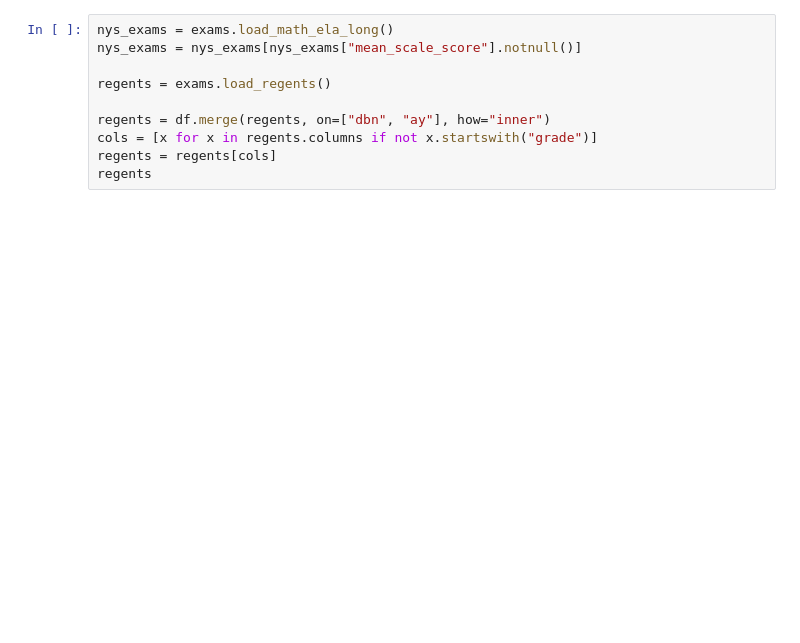
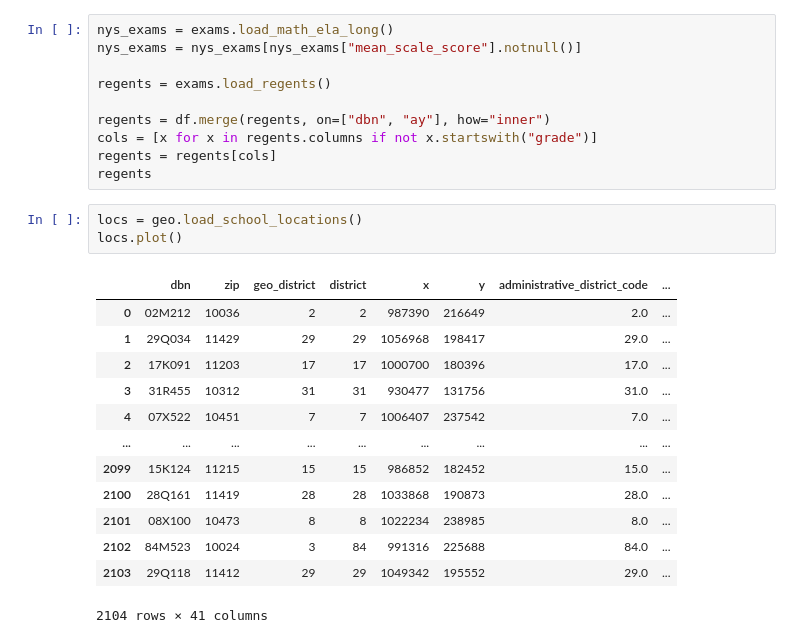
Before and after one commit to adelphi-ed-tech/nycschools, a Jupyter notebook: nb/mixi.ipynb, the cells around one changed output. Saved outputs shown, nothing was run; the diff lists cells and outputs as text; blank space fills up the shorter version.

```diff
--- a/nb/mixi.ipynb
+++ b/nb/mixi.ipynb
@@ -60,3 +48,20 @@ regents = df.merge(regents, on=["dbn", "ay"], how="inner")
 cols = [x for x in regents.columns if not x.startswith("grade")]
 regents = regents[cols]
 regents
+# %%
+locs = geo.load_school_locations()
+locs.plot()
+# %% [output]
+|  | dbn | zip | geo_district | district | x | y | administrative_district_code | ... |
+| 0 | 02M212 | 10036 | 2 | 2 | 987390 | 216649 | 2.0 | ... |
+| 1 | 29Q034 | 11429 | 29 | 29 | 1056968 | 198417 | 29.0 | ... |
+| 2 | 17K091 | 11203 | 17 | 17 | 1000700 | 180396 | 17.0 | ... |
+| 3 | 31R455 | 10312 | 31 | 31 | 930477 | 131756 | 31.0 | ... |
+| 4 | 07X522 | 10451 | 7 | 7 | 1006407 | 237542 | 7.0 | ... |
+| ... | ... | ... | ... | ... | ... | ... | ... | ... |
+| 2099 | 15K124 | 11215 | 15 | 15 | 986852 | 182452 | 15.0 | ... |
+| 2100 | 28Q161 | 11419 | 28 | 28 | 1033868 | 190873 | 28.0 | ... |
+| 2101 | 08X100 | 10473 | 8 | 8 | 1022234 | 238985 | 8.0 | ... |
+| 2102 | 84M523 | 10024 | 3 | 84 | 991316 | 225688 | 84.0 | ... |
+| 2103 | 29Q118 | 11412 | 29 | 29 | 1049342 | 195552 | 29.0 | ... |
+2104 rows × 41 columns
```
Also changed, not shown: parts of 3 cells of this notebook, 27 other files.
